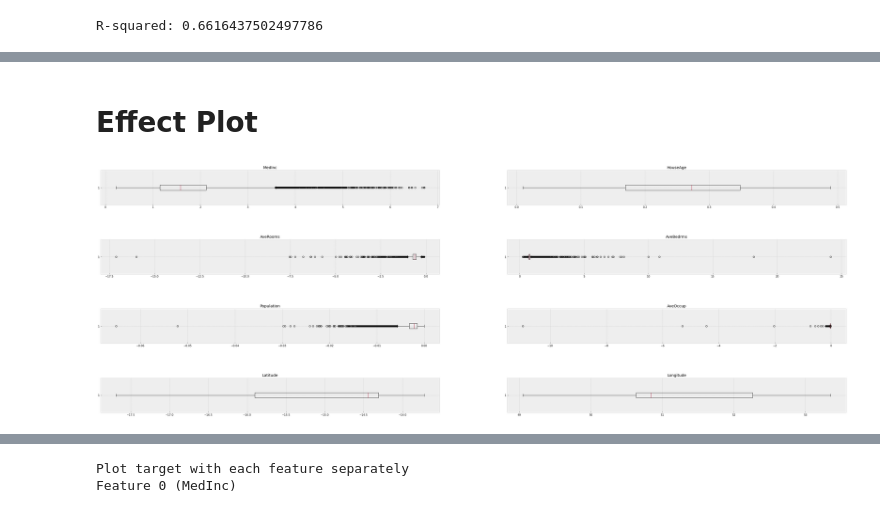
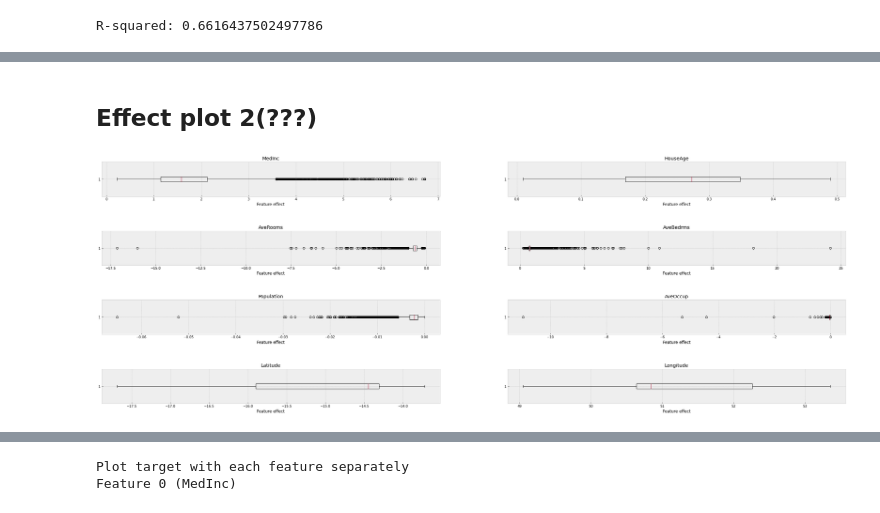
Before and after one commit to Maagnitude/california-housing-xai, a Jupyter notebook: california-housing-xai.ipynb, the cells around one changed output, grey strips where cells are left out. Drawn from its saved outputs; the diff is of its cells as text; code cells hidden in the pictures.

Commit message:
added some plots and explanations

```diff
--- a/california-housing-xai.ipynb
+++ b/california-housing-xai.ipynb
@@ -91,0 +117,14 @@ R-squared: 0.6616437502497786
+# %%
+X_rev = ds_X.T
+plt.figure(figsize=(20, 20))
+
+feature_values = []
+for i in range(coefficients.size):
+  feature_values.append(X_rev[i] * coefficients[i])
+
+plt.title("Effect Plot")
+plt.boxplot(feature_values, vert=False)
+plt.yticks(range(1, len(feature_names) + 1), feature_names)
+plt.xlabel("Feature effect")
+
+plt.show()
@@ -92,16 +133,18 @@ R-squared: 0.6616437502497786
 # %% [markdown]
-# **Effect Plot**
+## **Effect plot 2(???)**
 # %%
 X_rev = ds_X.T
-plt.figure(figsize=(50, 50))
+plt.figure(figsize=(40, 40))
 
-for i in range(regr.coef_.size):
+for i in range(coefficients.size):
+
   plt.style.use('bmh')
-  plt.subplot(11, 2, (i +1))
-  plt.title(data.feature_names[i])
-  plt.boxplot((X_rev[i] * regr.coef_[i]), vert=False)
+  plt.subplot(11, 2, (i + 1))
+  plt.title(feature_names[i])
+  plt.boxplot((X_rev[i] * coefficients[i]), vert=False)
   plt.subplots_adjust(hspace=1)
+  plt.xlabel("Feature effect")
 
 plt.show()
 # %% [output]
-[figure, old version]
+[figure, new version]
```
Also changed, not shown: parts of 31 cells of this notebook.
